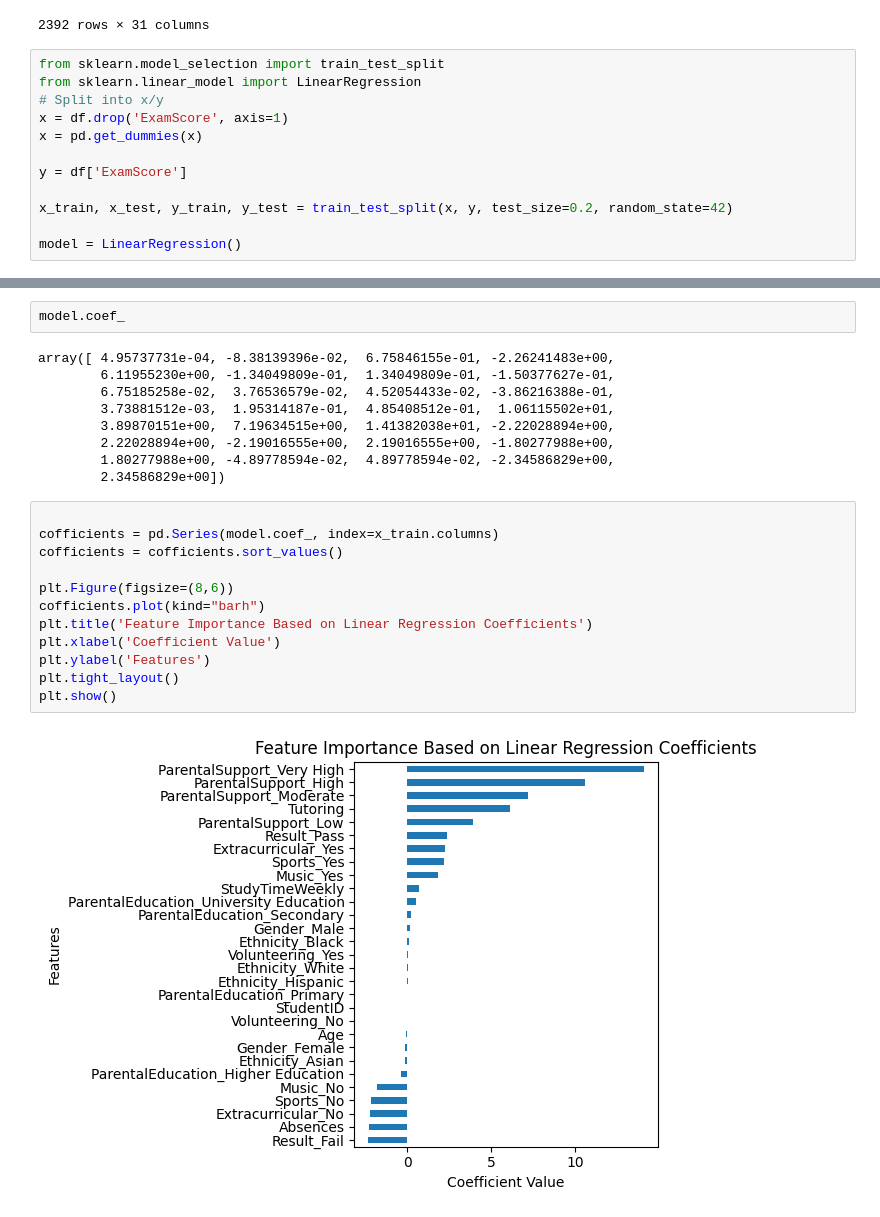
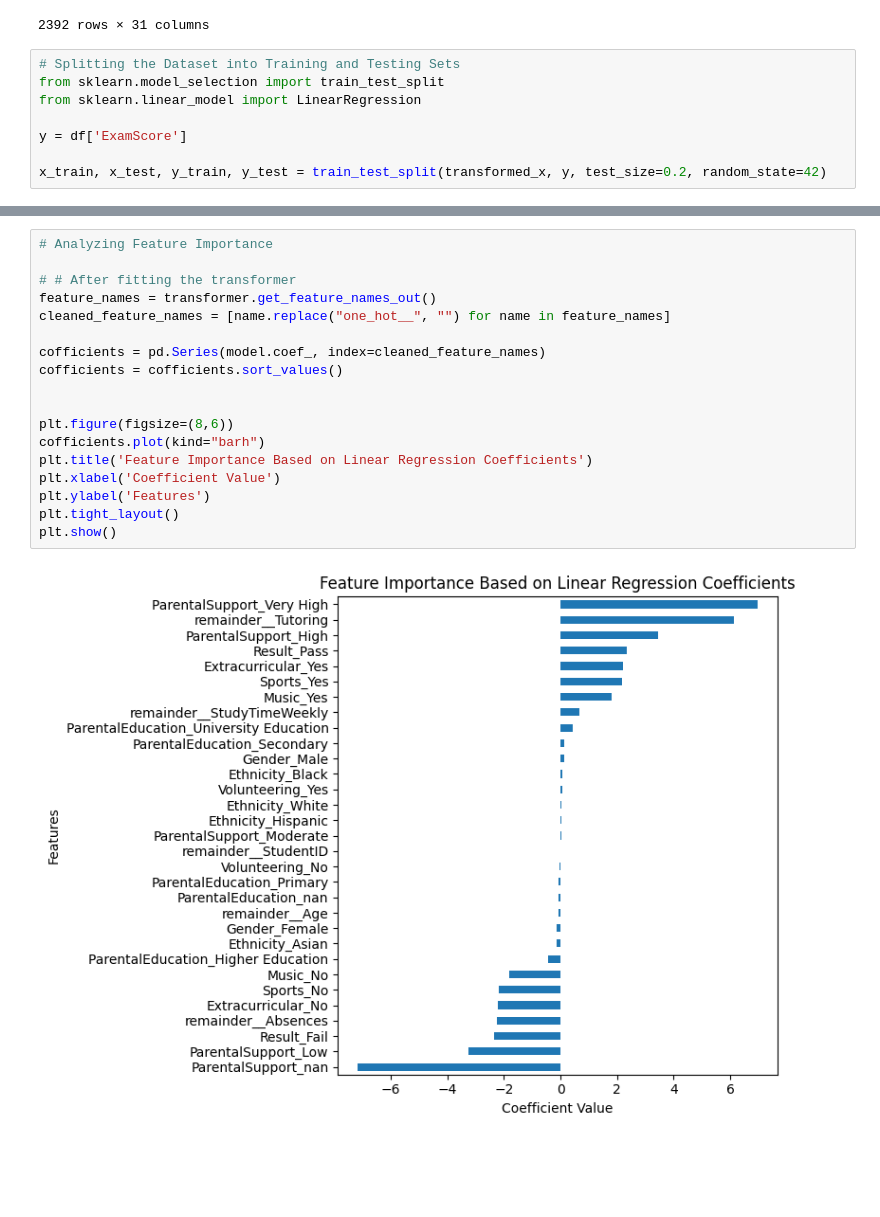
Before and after one commit to muhammederbay10/Student-Performance-Prediction, a Jupyter notebook: Student Performance Prediction.ipynb, the cells around one changed output, grey strips where cells are left out. Saved outputs shown, nothing was run; the diff lists cells and outputs as text; blank space fills up the shorter version.

Commit message:
Update machine learning models: replaced Student_Performance_Prediction_model_.pkl and

```diff
--- a/Student Performance Prediction.ipynb
+++ b/Student Performance Prediction.ipynb
@@ -134,15 +152,11 @@ pd.DataFrame(transformed_x)
 | 2391 | 0.0 | 1.0 | 1.0 | 0.0 | 0.0 | 0.0 | 0.0 | 0.0 | 1.0 | 0.0 | ... | ... |
 2392 rows × 31 columns
 # %%
+# Splitting the Dataset into Training and Testing Sets
 from sklearn.model_selection import train_test_split
 from sklearn.linear_model import LinearRegression
-# Split into x/y
-x = df.drop('ExamScore', axis=1)
-x = pd.get_dummies(x)
 
 y = df['ExamScore']
 
-x_train, x_test, y_train, y_test = train_test_split(x, y, test_size=0.2, random_state=42)
-
-model = LinearRegression()
+x_train, x_test, y_train, y_test = train_test_split(transformed_x, y, test_size=0.2, random_state=42)
 # %%
@@ -184,26 +211,21 @@ mse
-# %%
-model.coef_
-# %% [output]
-array([ 4.95737731e-04, -8.38139396e-02,  6.75846155e-01, -2.26241483e+00,
-        6.11955230e+00, -1.34049809e-01,  1.34049809e-01, -1.50377627e-01,
-        6.75185258e-02,  3.76536579e-02,  4.52054433e-02, -3.86216388e-01,
-        3.73881512e-03,  1.95314187e-01,  4.85408512e-01,  1.06115502e+01,
-        3.89870151e+00,  7.19634515e+00,  1.41382038e+01, -2.22028894e+00,
-        2.22028894e+00, -2.19016555e+00,  2.19016555e+00, -1.80277988e+00,
-        1.80277988e+00, -4.89778594e-02,  4.89778594e-02, -2.34586829e+00,
-        2.34586829e+00])
 # %%
+# Analyzing Feature Importance
 
-cofficients = pd.Series(model.coef_, index=x_train.columns)
+# # After fitting the transformer
+feature_names = transformer.get_feature_names_out()
+cleaned_feature_names = [name.replace("one_hot__", "") for name in feature_names]
+
+cofficients = pd.Series(model.coef_, index=cleaned_feature_names)
 cofficients = cofficients.sort_values()
 
-plt.Figure(figsize=(8,6))
+
+plt.figure(figsize=(8,6))
 cofficients.plot(kind="barh")
 plt.title('Feature Importance Based on Linear Regression Coefficients')
 plt.xlabel('Coefficient Value')
 plt.ylabel('Features')
 plt.tight_layout()
 plt.show()
 # %% [output]
-[figure, old version]
+[figure, new version]
 # %%
```
Also changed, not shown: parts of 12 cells of this notebook, 3 other files.
